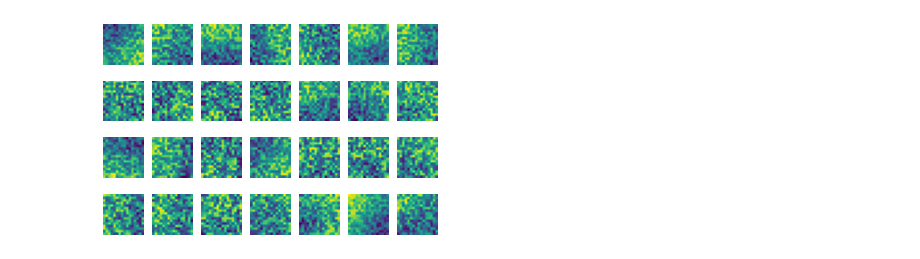
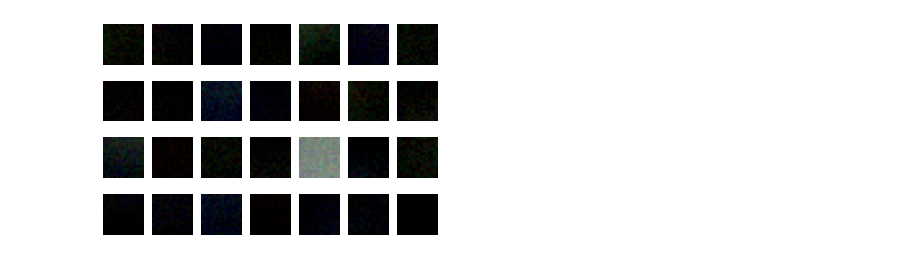
Before and after one commit to onebottlekick/dl_paper_implementation, a Jupyter notebook: ViT/vistion_transformer/experiments/cifar10_224.ipynb, the cells around one changed output. Drawn from its saved outputs; the diff is of its cells as text; code cells hidden in the pictures.

```diff
--- a/ViT/vistion_transformer/experiments/cifar10_224.ipynb
+++ b/ViT/vistion_transformer/experiments/cifar10_224.ipynb
@@ -55,5 +62,9 @@ plot_pos_emb_similarity(pos_embeddings, 7, 7)
 # %%
+import logging
+logger = logging.getLogger()
+logger.setLevel(100)
+
 embed_filters = model.linear_projection.weight
-plot_rgb_filters(embed_filters, 16)
+plot_rgb_filters(embed_filters, 3, 16)
 # %% [output]
-[figure, old version]
+[figure, new version]
```
Also changed, not shown: parts of 6 cells of this notebook, 1 other file.
